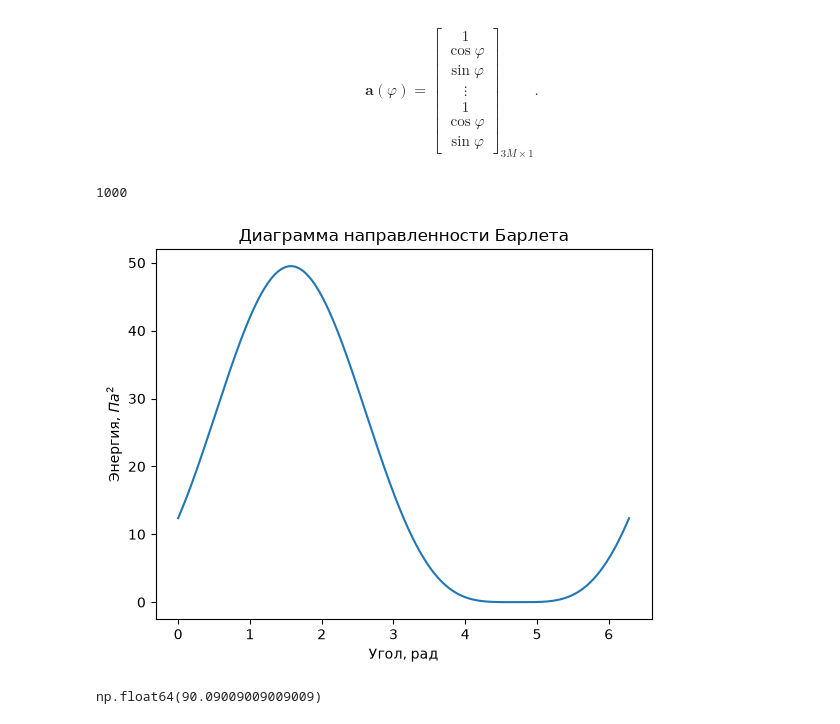
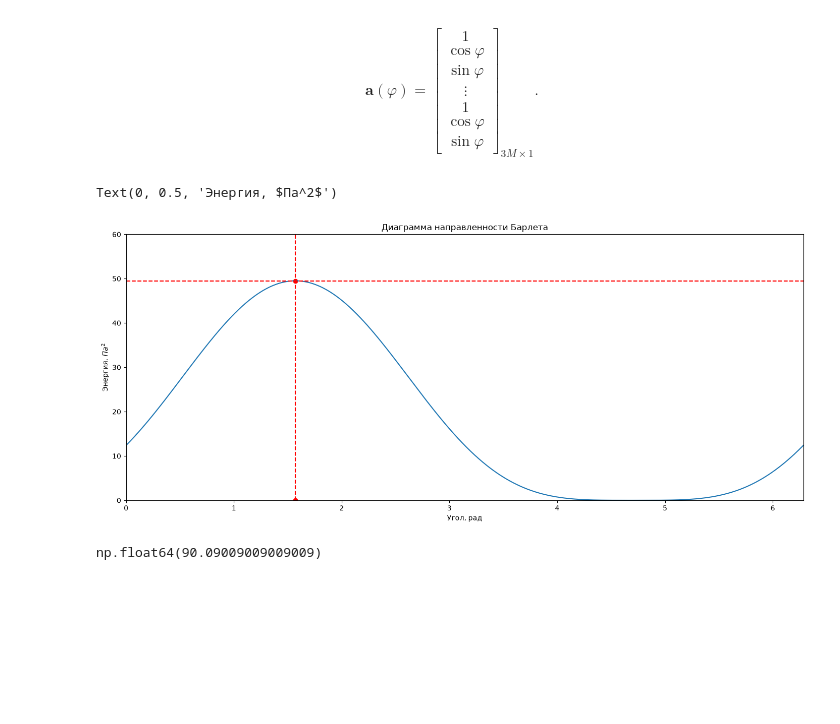
Before and after one commit to veitnemed/piling, a Jupyter notebook: notebook.ipynb, the cells around one changed output. Saved outputs shown, nothing was run; the diff lists cells and outputs as text; code cells hidden in the pictures; blank space fills up the shorter version.

```diff
--- a/notebook.ipynb
+++ b/notebook.ipynb
@@ -246,18 +253,24 @@ def barlet_values(phis: np.ndarray,
     return [barlet_value(phi, M, W) for phi in phis]
 
 E_bar = barlet_values(phi_vector, M, W)
-len(E_bar)
+est_idx = np.argmax(E_bar)
+est_phi = phi_vector[est_idx]
+E_max = E_bar[est_idx]
-# %% [output]
-1000
 # %%
-plt.plot(phi_vector, E_bar)
-plt.title("Диаграмма направленности Барлета")
-plt.xlabel("Угол, рад")
-plt.ylabel("Энергия, $Па^2$")
-
-plt.show()
+fig, ax = plt.subplots(1,1, figsize = (14,6), constrained_layout = True)
+ax.plot(phi_vector, E_bar)
+ax.set_xlabel("Угол, рад")
+ax.set_title("Диаграмма направленности Барлета")
+ax.set_xlim(0,2*np.pi)
+ax.set_ylim(0,60)
+ax.axvline(x = est_phi, linestyle="--", color = "red")
+ax.scatter(est_phi, E_max, color="red")
+ax.scatter(est_phi, 0, color="red")
+ax.axhline(y = E_max, color = "red", linestyle = "--")
+ax.set_ylabel("Энергия, $Па^2$")
 # %% [output]
+Text(0, 0.5, 'Энергия, $Па^2$')
-[figure, old version]
+[figure, new version]
 # %%
 def score_phi(phi_vector, values):
     return phi_vector[np.argmax(values)]
```
Also changed, not shown: parts of 2 cells of this notebook, 3 other files.
